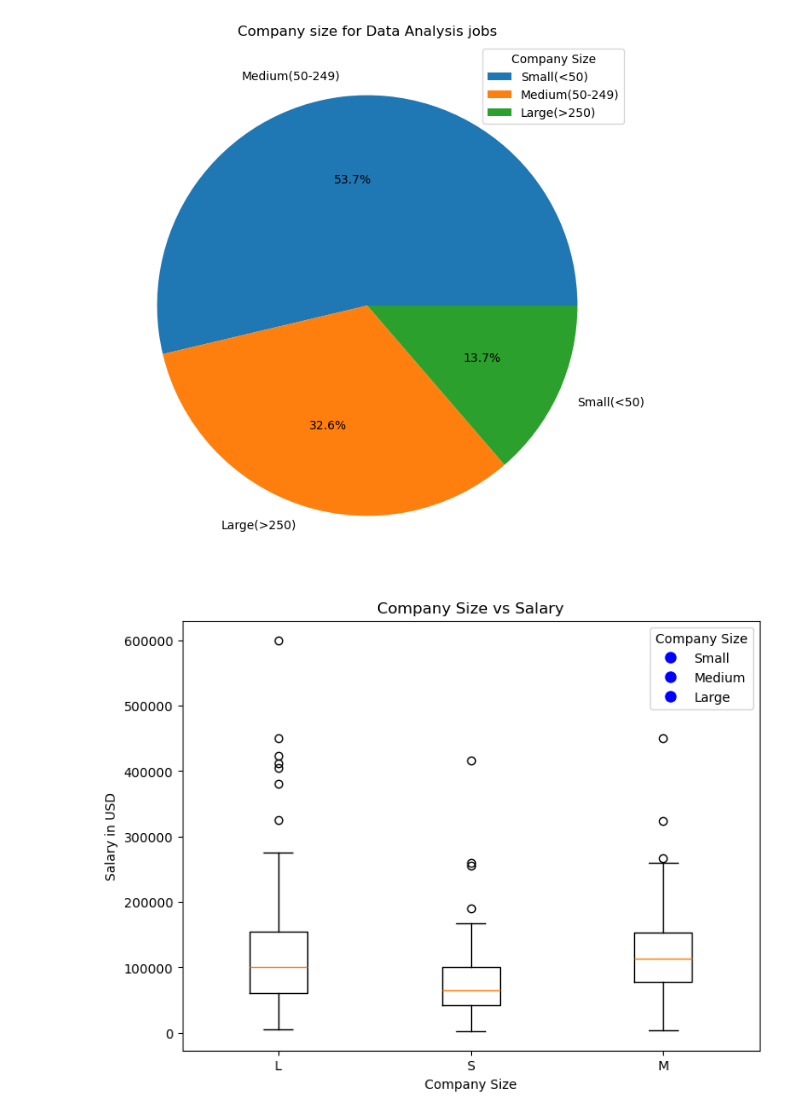
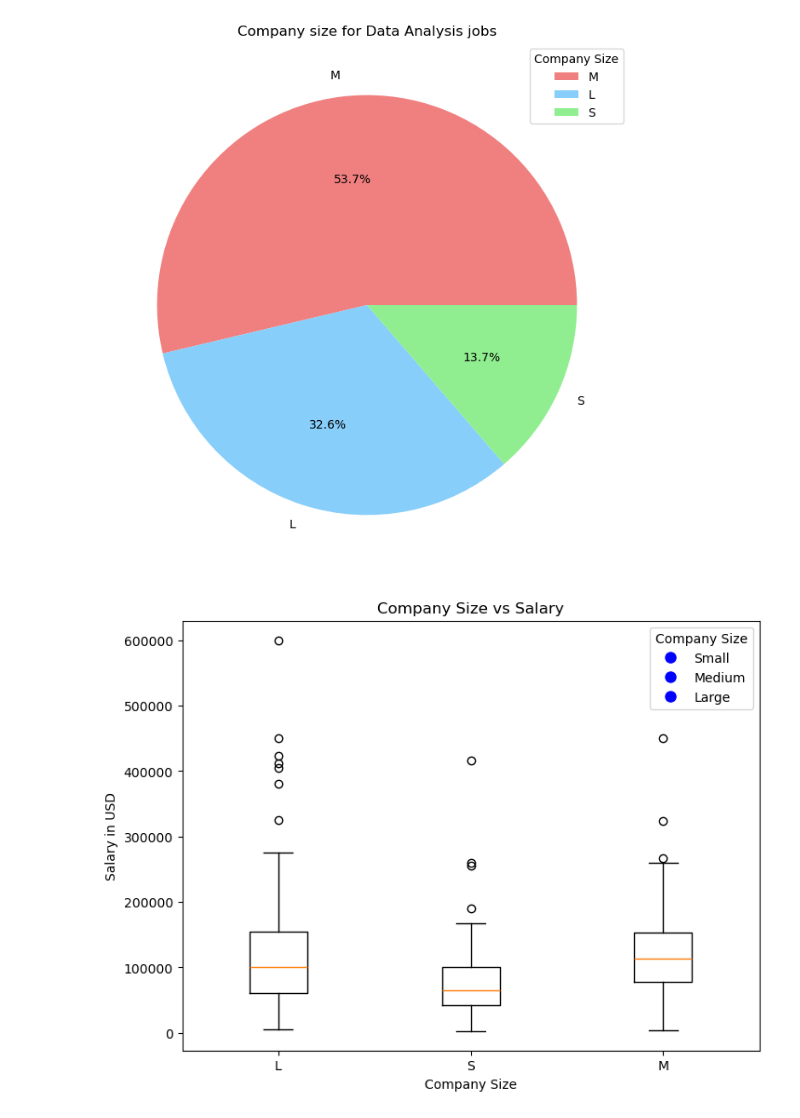
Before and after one commit to KalSun3/Project-1---Group-13, a Jupyter notebook: Gavin_Project _1.ipynb, the cells around one changed output. Cells and saved outputs as stored; diff of their text form; code cells hidden in the pictures.

Commit message:
Pie chart legend updated

```diff
--- a/Gavin_Project _1.ipynb
+++ b/Gavin_Project _1.ipynb
@@ -16,17 +16,19 @@ data1.head()
 # %%
 # Small less than 50, medium 50 to 249, Large greater than 250
 company_size = data1["company_size"].value_counts()
-size_labels = {'S': 'Small(<50)', 'M': 'Medium(50-249)', 'L' :'Large(>250)'}
-company_size.index = company_size.index.map(size_labels)
+size_labels = {'M':'Medium(50-249)','L':'Large(>250)','S':'Small(<50)'}
+legend_labels = [size_labels[key] for key in company_size.index]
 # %%
+ # Define colors for each category
+colors = ['lightcoral', 'lightskyblue', 'lightgreen']
 # Make the pie chart
 plt.figure(figsize=(10, 8))
-plt.pie(company_size, labels=company_size.index,autopct= "%1.1F%%")
+plt.pie(company_size, labels=company_size.index,autopct= "%1.1F%%", colors=colors)
 plt.title("Company size for Data Analysis jobs")
-plt.legend(size_labels.values(), title='Company Size')
+plt.legend(size_labels, title='Company Size')
 plt.show()
 # %% [output]
-[figure, old version]
+[figure, new version]
 # %%
 plt.figure(figsize=(8,6))
 plt.boxplot([data1[data1['company_size'] == size]['salary_in_usd'] for size in data1['company_size'].unique()], labels=data1['company_size'].unique())
```
